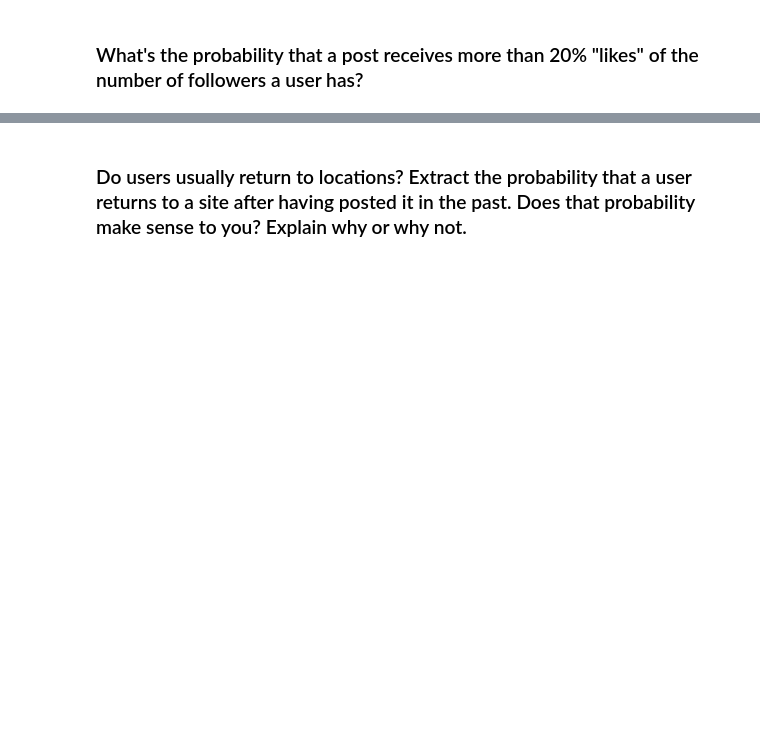
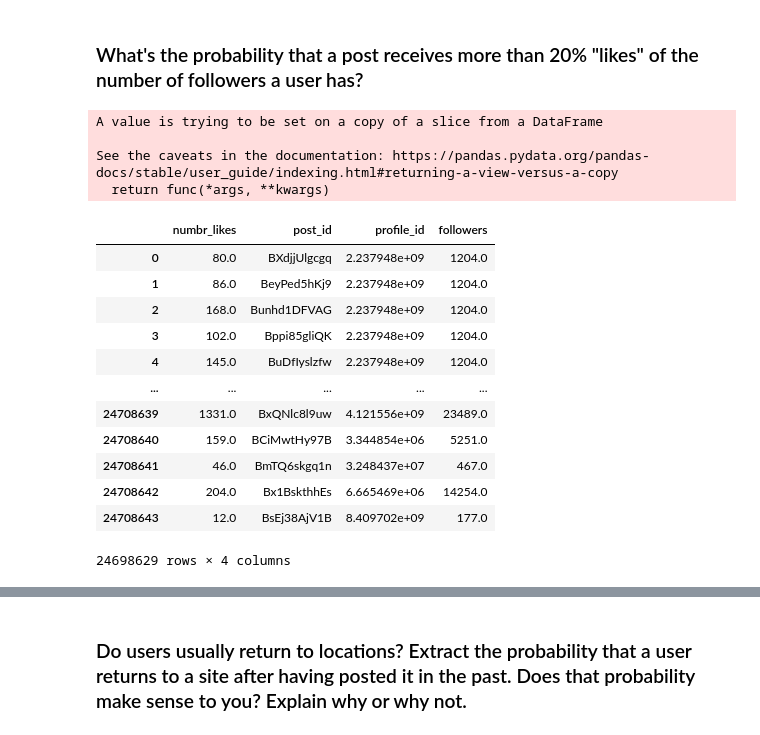
Before and after one commit to MRampo/ADM-HMW2, a Jupyter notebook: 2HW_ADM.ipynb, the cells around one changed output, grey strips where cells are left out. Drawn from its saved outputs; the diff is of its cells as text; code cells hidden in the pictures; blank space fills up the shorter version.

```diff
--- a/2HW_ADM.ipynb
+++ b/2HW_ADM.ipynb
@@ -387,3 +457,33 @@ df
 # [RQ7] Of course, calculating probabilities is a job that any Data Scientist must know. So let's compute some engaging figures
 # %% [markdown]
 ### What's the probability that a post receives more than 20% "likes" of the number of followers a user has?
+# %%
+#Creating two dfferent dataset picking only the columns we are interested in
+posts2=posts[['numbr_likes','post_id','profile_id']]
+profiles2=profiles[['profile_id','followers']]
+
+#Cleaning them dropping all NaN values
+posts2.dropna(inplace=True)
+profiles2.dropna(inplace=True)
+# %% [output]
+A value is trying to be set on a copy of a slice from a DataFrame
+
+See the caveats in the documentation: https://pandas.pydata.org/pandas-docs/stable/user_guide/indexing.html#returning-a-view-versus-a-copy
+  return func(*args, **kwargs)
+# %%
+# Merging the datasets on the shared column 'profile_id'
+df=pd.merge(posts2,profiles2, on='profile_id')
+# %% [output]
+|  | numbr_likes | post_id | profile_id | followers |
+| 0 | 80.0 | BXdjjUlgcgq | 2.237948e+09 | 1204.0 |
+| 1 | 86.0 | BeyPed5hKj9 | 2.237948e+09 | 1204.0 |
+| 2 | 168.0 | Bunhd1DFVAG | 2.237948e+09 | 1204.0 |
+| 3 | 102.0 | Bppi85gliQK | 2.237948e+09 | 1204.0 |
+| 4 | 145.0 | BuDfIyslzfw | 2.237948e+09 | 1204.0 |
+| ... | ... | ... | ... | ... |
+| 24708639 | 1331.0 | BxQNlc8l9uw | 4.121556e+09 | 23489.0 |
+| 24708640 | 159.0 | BCiMwtHy97B | 3.344854e+06 | 5251.0 |
+| 24708641 | 46.0 | BmTQ6skgq1n | 3.248437e+07 | 467.0 |
+| 24708642 | 204.0 | Bx1BskthhEs | 6.665469e+06 | 14254.0 |
+| 24708643 | 12.0 | BsEj38AjV1B | 8.409702e+09 | 177.0 |
+24698629 rows × 4 columns
```
Also changed, not shown: parts of 13 cells of this notebook.
